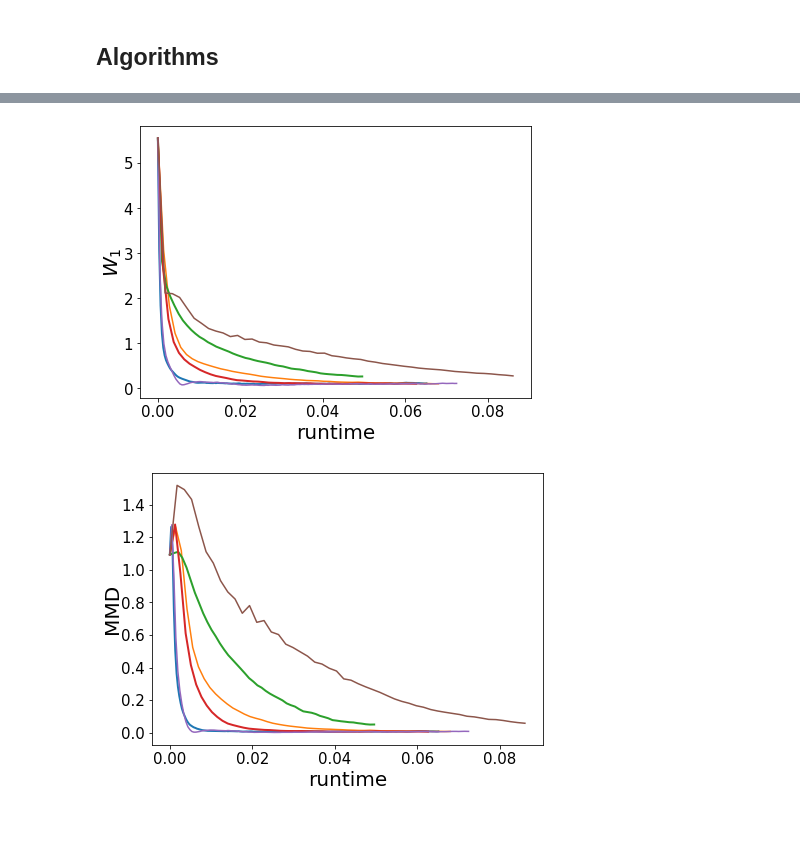
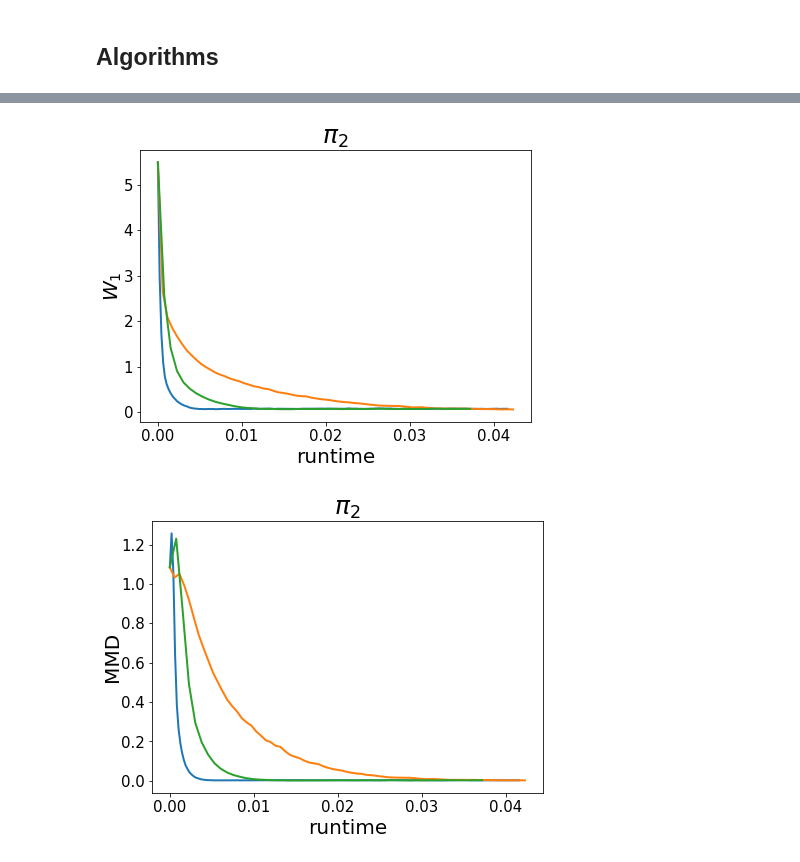
Before and after one commit to FrancescaCrucinio/SMC-WFR, a Jupyter notebook: GaussianMixture/GaussianMixture1D_FlowComparison.ipynb, the cells around one changed output, grey strips where cells are left out. Cells and saved outputs as stored; diff of their text form; code cells hidden in the pictures; blank space fills up the shorter version.

```diff
--- a/GaussianMixture/GaussianMixture1D_FlowComparison.ipynb
+++ b/GaussianMixture/GaussianMixture1D_FlowComparison.ipynb
@@ -60,8 +60,8 @@ for n in range(N):
 Niter = 50
 Niter_ula = Niter*4
 Niter_mala = Niter
-Niter_fr = Niter
-Niter_smcula = Niter*3
+Niter_fr = int(Niter*1.5)
+Niter_smcula = Niter
 Niter_smcmala = Niter
 # concentrated target
 # %%
@@ -120,0 +122,6 @@ array([0.06542698, 0.06937829, 0.05054447, 0.06386091, 0.07289069,
+# %%
+i = Nrep-1
+plt.hist(ula_chain[i, -1, :, :].flatten(), density = True, bins = 50, alpha = 0.5);
+plt.hist(fr_x[i, -1, :, :].flatten(), density = True, weights = fr_w[i, -1, :], bins = 50, alpha = 0.5);
+plt.hist(wfr_x[i, -1, :, :].flatten(), density = True, weights = wfr_w[i, -1, :], bins = 50, alpha = 0.5);
+plt.plot(xx, yy, c = 'black', lw = 5)
@@ -144,49 +154,51 @@ for j in range(Nrep):
     for i in range(Niter_ula):
         w1_ula[j, i] = stats.wasserstein_distance(ula_chain[j, i, :, :].flatten(), true_sample.flatten())
         mmd_ula[j, i] = u.mmd_rbf(true_sample.reshape(-1, 1), ula_chain[j, i, :, :].T)
-    for i in range(Niter_mala):
-        w1_mala[j, i] = stats.wasserstein_distance(mala_chain[j, i, :, :].flatten(), true_sample.flatten())
-        mmd_mala[j, i] = u.mmd_rbf(true_sample.reshape(-1, 1), mala_chain[j, i, :, :].T)
+#     for i in range(Niter_mala):
+#         w1_mala[j, i] = stats.wasserstein_distance(mala_chain[j, i, :, :].flatten(), true_sample.flatten())
+#         mmd_mala[j, i] = u.mmd_rbf(true_sample.reshape(-1, 1), mala_chain[j, i, :, :].T)
     for i in range(Niter):
         w1_wfr[j, i] = stats.wasserstein_distance(wfr_x[j, i, :, :].flatten(), true_sample.flatten(), u_weights = wfr_w[j, i, :])
         mmd_wfr[j, i] = u.mmd_rbf(true_sample.reshape(-1, 1), wfr_x[j, i, :, :].T, w = wfr_w[j, i, :])
     for i in range(Niter_fr):
         w1_fr[j, i] = stats.wasserstein_distance(fr_x[j, i, :, :].flatten(), true_sample.flatten(), u_weights = fr_w[j, i, :])
         mmd_fr[j, i] = u.mmd_rbf(true_sample.reshape(-1, 1), fr_x[j, i, :, :].T, w = fr_w[j, i, :])
-    for i in range(Niter_smcula):
-        w1_smcula[j, i] = stats.wasserstein_distance(smcula_x[j, i, :, :].flatten(), true_sample.flatten(), u_weights = smcula_w[j, i, :])
-        mmd_smcula[j, i] = u.mmd_rbf(true_sample.reshape(-1, 1), smcula_x[j, i, :, :].T, w = smcula_w[j, i, :])
-    for i in range(Niter_smcmala):
-        w1_smcmala[j, i] = stats.wasserstein_distance(smcmala_x[j, i, :, :].flatten(), true_sample.flatten(), u_weights = smcmala_w[j, i, :])
-        mmd_smcmala[j, i] = u.mmd_rbf(true_sample.reshape(-1, 1), smcmala_x[j, i, :, :].T, w = smcmala_w[j, i, :])
+#     for i in range(Niter_smcula):
+#         w1_smcula[j, i] = stats.wasserstein_distance(smcula_x[j, i, :, :].flatten(), true_sample.flatten(), u_weights = smcula_w[j, i, :])
+#         mmd_smcula[j, i] = u.mmd_rbf(true_sample.reshape(-1, 1), smcula_x[j, i, :, :].T, w = smcula_w[j, i, :])
+#     for i in range(Niter_smcmala):
+#         w1_smcmala[j, i] = stats.wasserstein_distance(smcmala_x[j, i, :, :].flatten(), true_sample.flatten(), u_weights = smcmala_w[j, i, :])
+#         mmd_smcmala[j, i] = u.mmd_rbf(true_sample.reshape(-1, 1), smcmala_x[j, i, :, :].T, w = smcmala_w[j, i, :])
 # %%
 plt.figure(figsize = (7,5))
 plt.plot(xx_ula, np.mean(w1_ula, axis = 0), label = 'ULA', lw = 2)
-plt.plot(xx_mala, np.mean(w1_mala, axis = 0), label = 'MALA')
+# plt.plot(xx_mala, np.mean(w1_mala, axis = 0), label = 'MALA')
 plt.plot(xx_fr, np.mean(w1_fr, axis = 0), label = 'SMC-FR', lw = 2)
 plt.plot(xx_wfr, np.mean(w1_wfr, axis = 0), label = 'SMC-WFR', lw = 2)
-plt.plot(xx_smcula, np.mean(w1_smcula, axis = 0), label = 'SMC-ULA')
-plt.plot(xx_smcmala, np.mean(w1_smcmala, axis = 0), label = 'SMC-MALA')
+# plt.plot(xx_smcula, np.mean(w1_smcula, axis = 0), label = 'SMC-ULA')
+# plt.plot(xx_smcmala, np.mean(w1_smcmala, axis = 0), label = 'SMC-MALA')
 # legend = plt.legend(loc = 'lower center', bbox_to_anchor=(1, -0.5), ncol = 6, fontsize = 20)
+plt.title('$\pi_2$', fontsize = 25)
 plt.xlabel('runtime', fontsize = 20)
 plt.ylabel('$W_1$', fontsize = 20, labelpad=-1);
 plt.xticks(fontsize=15);
 plt.yticks(fontsize=15);
-# plt.savefig('w1_mixture2.pdf', bbox_inches="tight")
+# plt.savefig('w1_mixture2_runtime.pdf', bbox_inches="tight")
 # %% [output]
-[figure, old version]
+[figure, new version]
 # %%
 plt.figure(figsize = (7,5))
 plt.plot(xx_ula, np.mean(mmd_ula, axis = 0), lw = 2)
-plt.plot(xx_mala, np.mean(mmd_mala, axis = 0))
+# plt.plot(xx_mala, np.mean(mmd_mala, axis = 0))
 plt.plot(xx_fr, np.mean(mmd_fr, axis = 0), lw = 2)
 plt.plot(xx_wfr, np.mean(mmd_wfr, axis = 0), lw = 2)
-plt.plot(xx_smcula, np.mean(mmd_smcula, axis = 0))
-plt.plot(xx_smcmala, np.mean(mmd_smcmala, axis = 0))
+# plt.plot(xx_smcula, np.mean(mmd_smcula, axis = 0))
+# plt.plot(xx_smcmala, np.mean(mmd_smcmala, axis = 0))
+plt.title('$\pi_2$', fontsize = 25)
 plt.xlabel('runtime', fontsize = 20)
 plt.ylabel('MMD', fontsize = 20, labelpad=-1)
 plt.xticks(fontsize=15);
 plt.yticks(fontsize=15);
-# plt.savefig('mmd_mixture2.pdf', bbox_inches="tight")
+# plt.savefig('mmd_mixture2_runtime.pdf', bbox_inches="tight")
 # %% [output]
-[figure, old version]
+[figure, new version]
```
Also changed, not shown: parts of 8 cells of this notebook, 2 other files.
